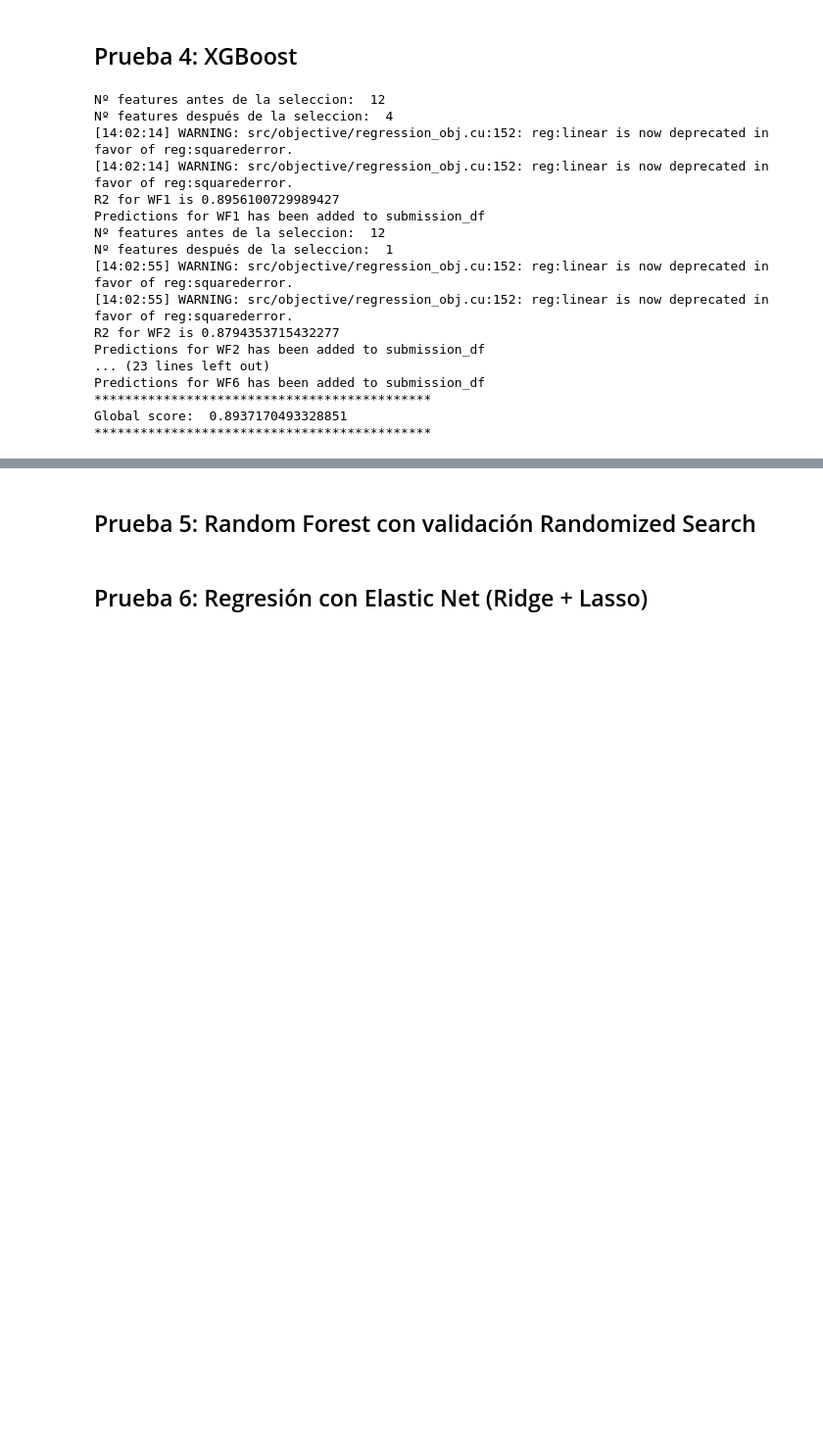
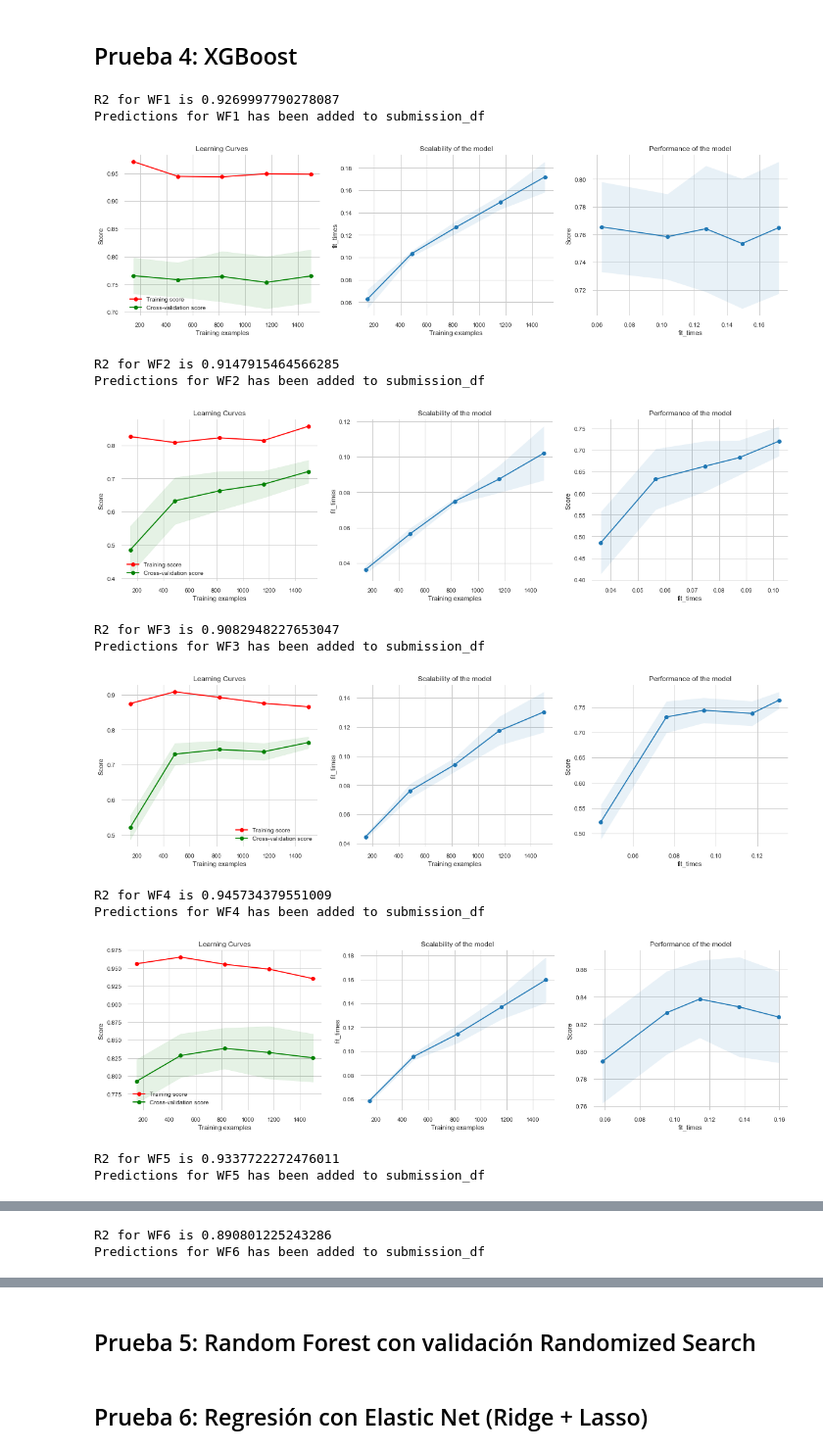
Before and after one commit to ovaisnazir/Master-Thesis, a Jupyter notebook: notebooks/test.ipynb, the cells around one changed output, grey strips where cells are left out. Shown at 98% size. Saved outputs shown, nothing was run; the diff lists cells and outputs as text; code cells hidden in the pictures; blank space fills up the shorter version.

```diff
--- a/notebooks/test.ipynb
+++ b/notebooks/test.ipynb
@@ -408,7 +386,0 @@ NameError: name 'Y_test_cpy' is not defined
-# %%
-ttreg = TransformedTargetRegressor(regressor=knn_reg(algorithm='auto',
-                                                    metric='minkowski',
-                                                    n_neighbors=28,
-                                                    p=1, weights='uniform'), func=np.log, inverse_func=np.exp)
-
-ttreg.fit()
@@ -1075,7 +1133,7 @@ from sklearn.model_selection import GridSearchCV
 import xgboost as xgb
 from sklearn.externals import joblib
 from sklearn.preprocessing import MinMaxScaler
-from sklearn.model_selection import TimeSeriesSplit
+from sklearn.model_selection import TimeSeriesSplit, learning_curve
 from sklearn.compose import TransformedTargetRegressor
 from sklearn.feature_selection import SelectFromModel
 from sklearn.svm import LinearSVC
@@ -1194,8 +1252,10 @@ for WF in WF_lst:
     X_train_cpy['vel'] = X_train_cpy.apply(get_wind_velmod, axis=1)
 
     # formar matriz de datos
-    X1 = X_train_cpy['vel'].values.reshape(-1,1)
-    X2 = X_train_cpy['Production'].values.reshape(-1,1)
+    mm = PowerTransformer()
+
+    X1 = mm.fit_transform(np.array(X_train_cpy['vel']).reshape(-1,1))
+    X2 = mm.fit_transform(np.array(X_train_cpy['Production']).reshape(-1,1))
     X = np.concatenate((X1,X2), axis=1)
 
     # algoritmo para detección de outliers
@@ -1217,27 +1277,28 @@ for WF in WF_lst:
 
     # Pre-procesado de los datos
     pre_process = ColumnTransformer(remainder = 'passthrough',
-                                    transformers = [('drop_columns', 'drop', ['ID','Time','U','V'])]
+                                    transformers = [('drop_columns', 'drop', ['ID','Time','U','V','T',
+                                                                             'month','hour','w_dir'])]
     )
 
     # definir pipeline
     prepare_data_pipeline = Pipeline(steps=[
         ('attr_adder', dtr.NewFeaturesAdder()),
-        ('pre_processing', pre_process),
+        ('pre_processing', pre_process)
     ])
 
 
     # aplicar pipeline
     X_train_pped = prepare_data_pipeline.fit_transform(X_train_cpy, Y_train_cpy)
-    print('Nº features antes de la seleccion: ', X_train_pped.shape[1])
+    # print('Nº features antes de la seleccion: ', X_train_pped.shape[1])
 
     # seleccionar features más importantes mediante Random Forest
-    rf = RandomForestRegressor(random_state=42)
-    rf_reg = rf.fit(X_train_pped, Y_train_cpy)
-    sel = SelectFromModel(rf_reg, prefit=True, threshold='1.75*median')
-    X_train_pped = sel.transform(X_train_pped)
+    #rf = RandomForestRegressor(random_state=42)
+    #rf_reg = rf.fit(X_train_pped, Y_train_cpy)
+    #sel = SelectFromModel(rf_reg, prefit=True, threshold='2*median')
+    #X_train_pped = sel.transform(X_train_pped)
 
-    print('Nº features después de la seleccion: ', X_train_pped.shape[1])
+    # print('Nº features después de la seleccion: ', X_train_pped.shape[1])
 
 
     # creamos nuestro scorer basado en el CAPE
@@ -1255,8 +1316,8 @@ for WF in WF_lst:
         'max_depth': [3, 4, 5],
     }
 
-    tscv = TimeSeriesSplit(n_splits=7)
-    xgb_reg = xgb.XGBRegressor()
+    tscv = TimeSeriesSplit(n_splits=5)
+    xgb_reg = xgb.XGBRegressor(objective ='reg:squarederror')
     grid_search_xgb = GridSearchCV(
         xgb_reg,
         param_grid,
@@ -1267,7 +1328,7 @@ for WF in WF_lst:
 
     grid_search_xgb.fit(X_train_pped, Y_train_cpy)
 
-    reg = xgb.XGBRegressor(colsample_bytree = grid_search_xgb.best_params_['colsample_bytree'],
+    reg = xgb.XGBRegressor(objective ='reg:squarederror', colsample_bytree = grid_search_xgb.best_params_['colsample_bytree'],
                            gamma = grid_search_xgb.best_params_['gamma'],
                            max_depth = grid_search_xgb.best_params_['max_depth'],
                            min_child_weight = grid_search_xgb.best_params_['min_child_weight'],
@@ -1275,47 +1336,52 @@ for WF in WF_lst:
                            random_state=42)
 
     reg.fit(X_train_pped, Y_train_cpy)
 
     # evaluación sobre el conjunto de test
     X_test_pped = prepare_data_pipeline.transform(X_test_cpy)
-    X_test_pped = sel.transform(X_test_pped)
+    # X_test_pped = sel.transform(X_test_pped)
     predictions = reg.predict(X_test_pped)
 
     # generamos matriz de predicciones (ID,Production)
     pred_matrix = np.stack((np.array(ID_test).astype(int), predictions), axis=-1)
     df_pred = pd.DataFrame(data=pred_matrix, columns=['ID','Production'])
 
     # añadimos las predicciones al dataframe final que contendrá las de todas las WF
     submission_df = submission_df.append(df_pred, ignore_index=True)
     print('R2 for {} is {}'.format(WF, reg.score(X_train_pped, Y_train_cpy)))
     print('Predictions for {} has been added to submission_df'.format(WF))
 
     scores_list.append(reg.score(X_train_pped, Y_train_cpy))
 
+    title = "Learning Curves"
+    cv = TimeSeriesSplit(n_splits=3)
+
+    estimator = reg
+    plot_learning_curve(estimator, title, X_train_pped, Y_train_cpy, cv=cv, n_jobs=-1)
+
+    plt.show()
+
 global_score = np.mean(scores_list)
 
 print('********************************************')
 print('Global score: ', global_score)
 print('********************************************')
 
 
 # generamos fichero csv para el submission
 submission_df.to_csv("../../TFM/models/submission_xgb2.csv", index=False, sep=",")
 # %% [output]
-Nº features antes de la seleccion:  12
-Nº features después de la seleccion:  4
-[14:02:14] WARNING: src/objective/regression_obj.cu:152: reg:linear is now deprecated in favor of reg:squarederror.
-[14:02:14] WARNING: src/objective/regression_obj.cu:152: reg:linear is now deprecated in favor of reg:squarederror.
-R2 for WF1 is 0.8956100729989427
+R2 for WF1 is 0.9269997790278087
 Predictions for WF1 has been added to submission_df
-Nº features antes de la seleccion:  12
-Nº features después de la seleccion:  1
-[14:02:55] WARNING: src/objective/regression_obj.cu:152: reg:linear is now deprecated in favor of reg:squarederror.
-[14:02:55] WARNING: src/objective/regression_obj.cu:152: reg:linear is now deprecated in favor of reg:squarederror.
-R2 for WF2 is 0.8794353715432277
-Predictions for WF2 has been added to submission_df
-... (23 lines left out)
-Predictions for WF6 has been added to submission_df
-********************************************
-Global score:  0.8937170493328851
-********************************************
+[figure, added]
+R2 for WF2 is 0.9147915464566285
+Predictions for WF2 has been added to submission_df
+[figure, added]
+R2 for WF3 is 0.9082948227653047
+Predictions for WF3 has been added to submission_df
+[figure, added]
+R2 for WF4 is 0.945734379551009
+Predictions for WF4 has been added to submission_df
+[figure, added]
+R2 for WF5 is 0.9337722272476011
+Predictions for WF5 has been added to submission_df
@@ -1321,0 +1389,2 @@ Global score:  0.8937170493328851
+R2 for WF6 is 0.890801225243286
+Predictions for WF6 has been added to submission_df
```
Also changed, not shown: parts of 15 cells of this notebook, 39 other files.
